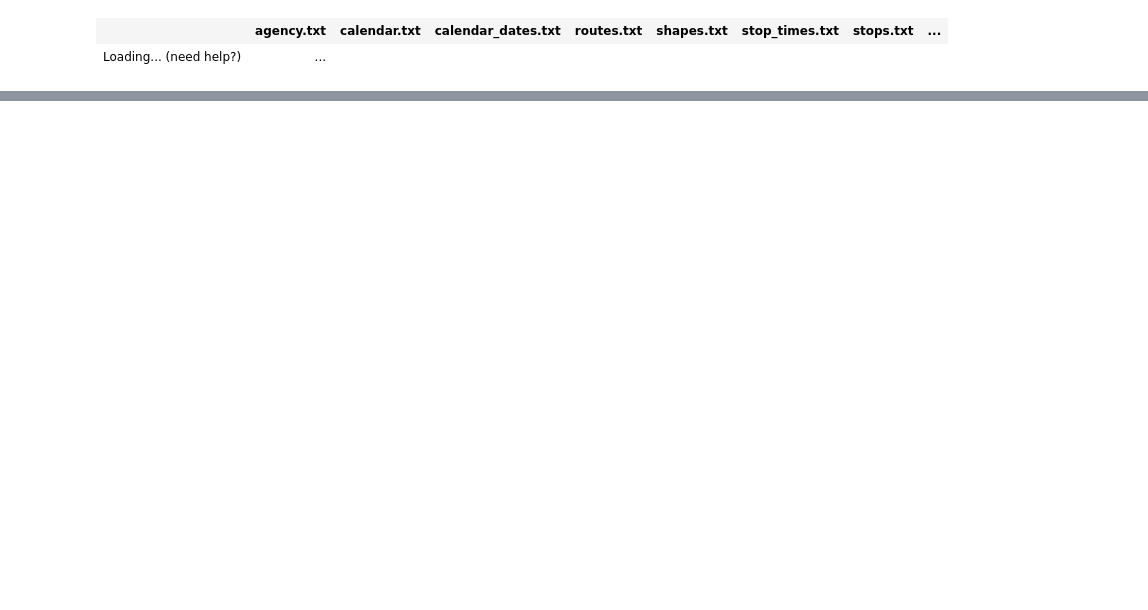
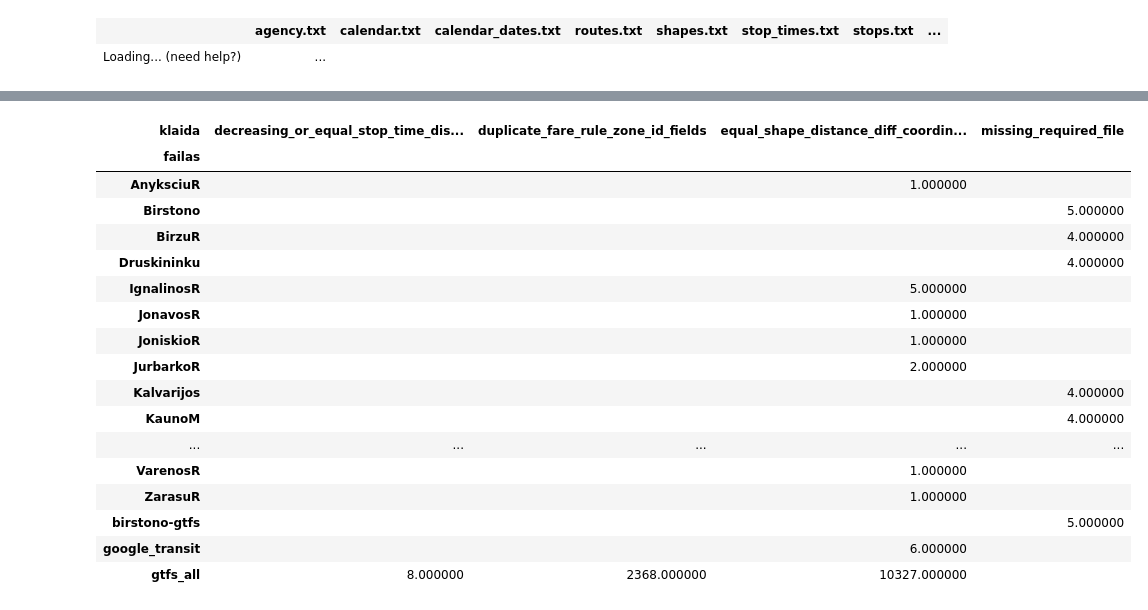
Before and after one commit to vycius/sumin, a Jupyter notebook: notebooks/viesasis_transportas/gtfs.ipynb, the cells around one changed output, grey strips where cells are left out. Drawn from its saved outputs; the diff is of its cells as text; code cells hidden in the pictures; blank space fills up the shorter version.

```diff
--- a/notebooks/viesasis_transportas/gtfs.ipynb
+++ b/notebooks/viesasis_transportas/gtfs.ipynb
@@ -136,0 +131,33 @@ gtfs_notices_df
+# %%
+import numpy as np
+gtfs_errors_df = gtfs_notices_df[gtfs_notices_df['sunkumas'] == 'ERROR'].drop(columns=['sunkumas']).pivot_table(index='failas', columns='klaida', values='viso')
+
+float_col = gtfs_errors_df.select_dtypes(include=['float64'])
+
+for col in float_col.columns.values:
+    gtfs_errors_df[col] = gtfs_errors_df[col].astype('int64', errors='ignore')
+
+gtfs_errors_df = gtfs_errors_df.fillna('')
+
+gtfs_errors_df = gtfs_errors_df.style.apply(lambda x: ["background: orange" if v != '' else '' for v in x], axis = 1)
+
+gtfs_errors_df
+# %% [output]
+| klaida | decreasing_or_equal_stop_time_dis... | duplicate_fare_rule_zone_id_fields | equal_shape_distance_diff_coordin... | missing_required_file |
+| failas |  |  |  |  |
+| AnyksciuR |  |  | 1.000000 |  |
+| Birstono |  |  |  | 5.000000 |
+| BirzuR |  |  |  | 4.000000 |
+| Druskininku |  |  |  | 4.000000 |
+| IgnalinosR |  |  | 5.000000 |  |
+| JonavosR |  |  | 1.000000 |  |
+| JoniskioR |  |  | 1.000000 |  |
+| JurbarkoR |  |  | 2.000000 |  |
+| Kalvarijos |  |  |  | 4.000000 |
+| KaunoM |  |  |  | 4.000000 |
+| ... | ... | ... | ... | ... |
+| VarenosR |  |  | 1.000000 |  |
+| ZarasuR |  |  | 1.000000 |  |
+| birstono-gtfs |  |  |  | 5.000000 |
+| google_transit |  |  | 6.000000 |  |
+| gtfs_all | 8.000000 | 2368.000000 | 10327.000000 |  |
```
Also changed, not shown: parts of 3 cells of this notebook.
